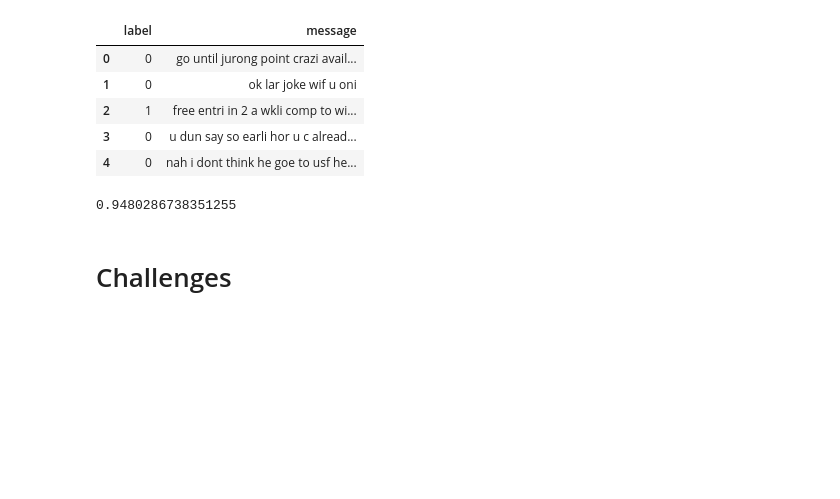
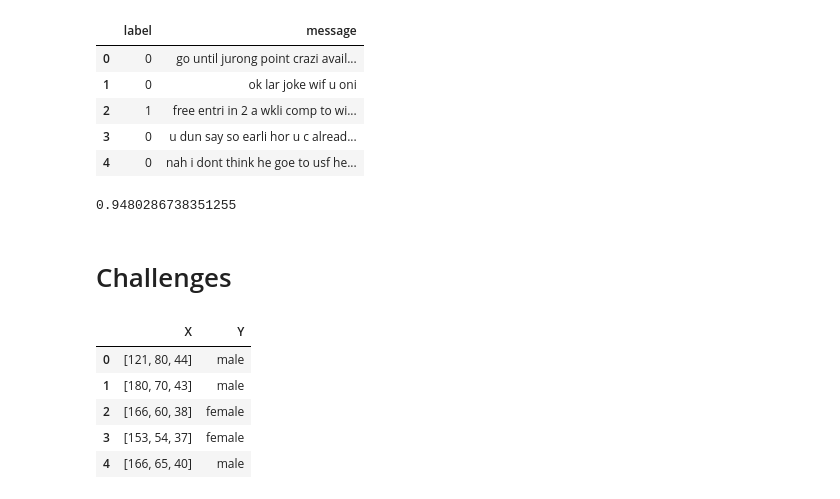
Before and after one commit to ch1b4d4/Python, a Jupyter notebook: Pvalues/bayes_theorem.ipynb, the cells around one changed output. Drawn from its saved outputs; the diff is of its cells as text; code cells hidden in the pictures; blank space fills up the shorter version.

```diff
--- a/Pvalues/bayes_theorem.ipynb
+++ b/Pvalues/bayes_theorem.ipynb
@@ -195,22 +196,36 @@ print(np.mean(predicted == y_test))
 # %%
 # Example 1
 # ---
 # In this challenge, we have been tasked with creating a classifier, the training set,
 # then training the classifier using the training set and making a prediction.
 # ---
 # The training set (X) consits of length, weight and shoe size.
 # Y contains the associated labels (male or female).
 #
 
 X = [[121, 80, 44], [180, 70, 43], [166, 60, 38], [153, 54, 37], [166, 65, 40], [190, 90, 47], [175, 64, 39],
      [174, 71, 40], [159, 52, 37], [171, 76, 42], [183, 85, 43]]
 
 Y = ['male', 'male', 'female', 'female', 'male', 'male', 'female', 'female', 'female', 'male', 'male']
 
 # Training the classifier:
+# print(Y)
 #
-OUR CODE GOES HERE
+example_1 = {
+     'X': X,
+     'Y': Y
+}
+# print(example_1)
+dataset = pd.DataFrame(example_1, columns = ['X', 'Y'])
+dataset.head()
 
 # Making the prediciton:
 # Using the GaussianNB classifier (i.e. from sklearn.naive_bayes import GaussianNB)
 #
+# %% [output]
+|  | X | Y |
+| 0 | [121, 80, 44] | male |
+| 1 | [180, 70, 43] | male |
+| 2 | [166, 60, 38] | female |
+| 3 | [153, 54, 37] | female |
+| 4 | [166, 65, 40] | male |
```
Also changed, not shown: parts of 10 cells of this notebook, 5 other files.
